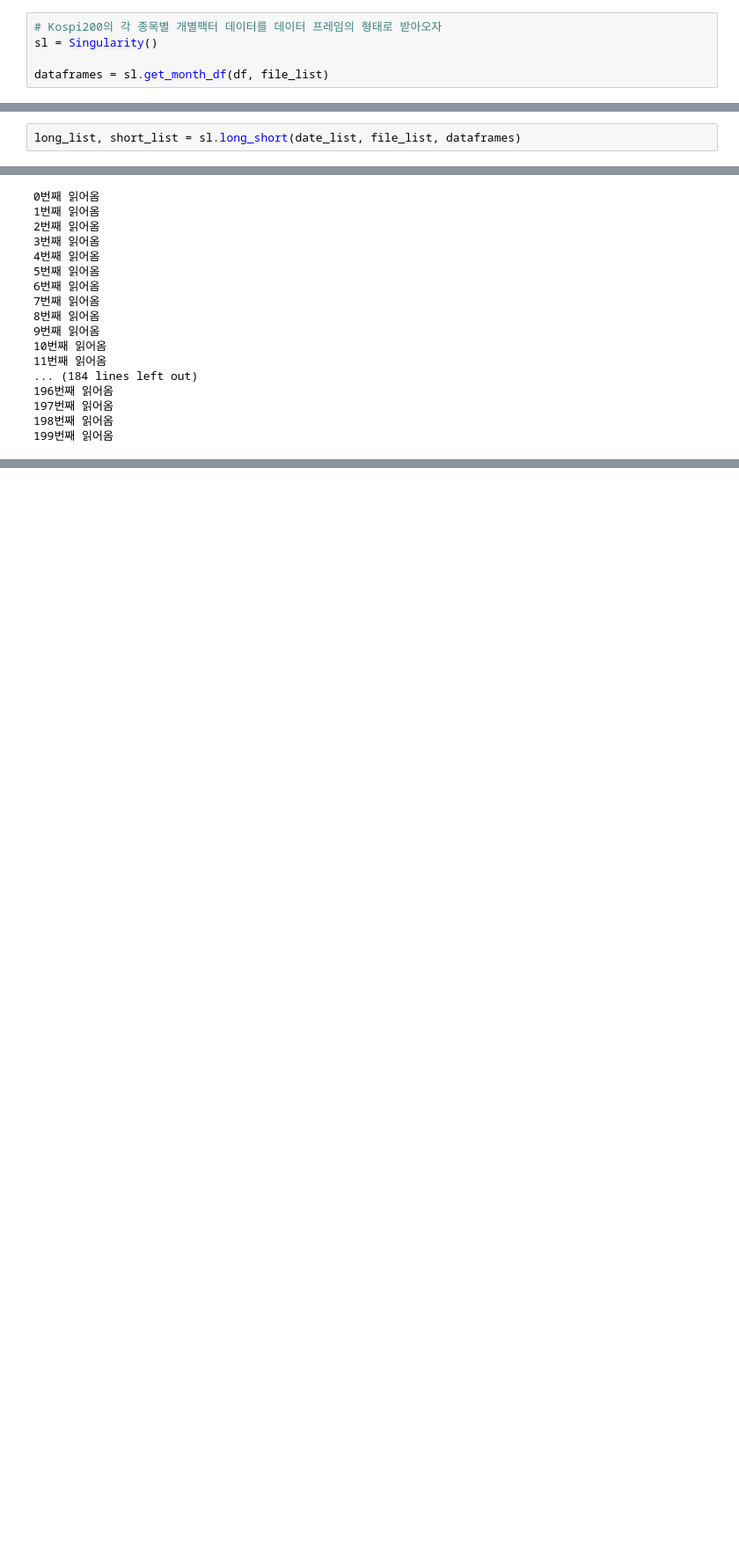
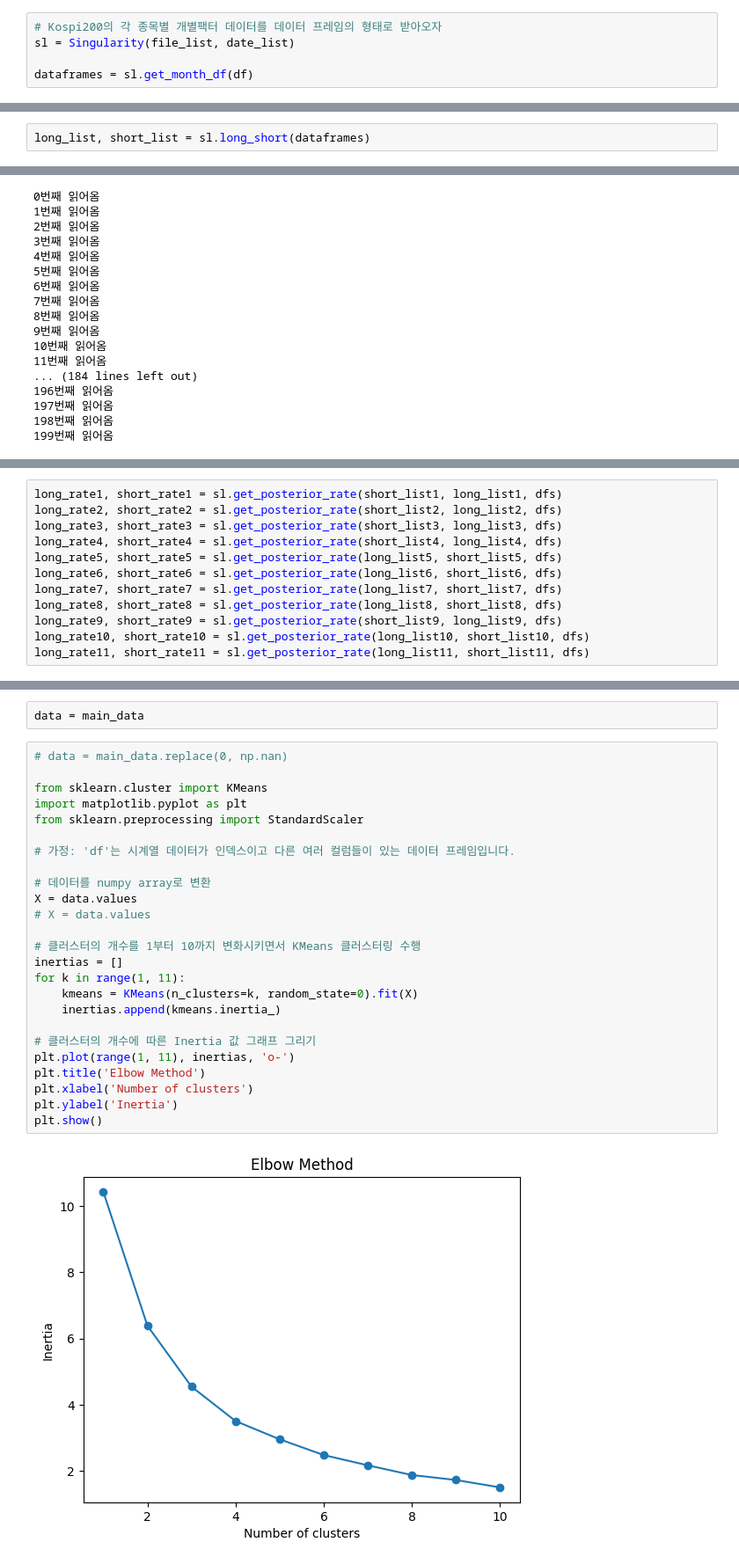
Before and after one commit to Meermeer/Projects, a Jupyter notebook: 사후수익률뽑자2.ipynb, the cells around one changed output, grey strips where cells are left out. Shown: that part at 88% size. Saved outputs shown, nothing was run; the diff lists cells and outputs as text; blank space fills up the shorter version.

```diff
--- a/사후수익률뽑자2.ipynb
+++ b/사후수익률뽑자2.ipynb
@@ -50,9 +50,9 @@ for i in range(191):
     date = date+relativedelta(months=1)
 # %%
 # Kospi200의 각 종목별 개별팩터 데이터를 데이터 프레임의 형태로 받아오자
-sl = Singularity()
+sl = Singularity(file_list, date_list)
 
-dataframes = sl.get_month_df(df, file_list)
+dataframes = sl.get_month_df(df)
 # %% [output]
 0번째 읽어옴
 1번째 읽어옴
@@ -88,7 +88,7 @@ dataframes[0]
 | 2023-05-01 | 18.992000 | 1.336000 | 6.808500 | 0.661500 | 4.098500 | 0.0945 | 0.2127 | 1250.0 | 1.8711 | 0.0763 | ... |
 191 rows × 11 columns
 # %%
-long_list, short_list = sl.long_short(date_list, file_list, dataframes)
+long_list, short_list = sl.long_short(dataframes)
 # %%
 col_list = dataframes[0].columns
 # long_list1 ~ long_list11, short_list1 ~ short_list11 한 번에 변수 할당. 1~11 순서는 col_list참조.
@@ -246,0 +145,12 @@ code1
+# %%
+long_rate1, short_rate1 = sl.get_posterior_rate(short_list1, long_list1, dfs)
+long_rate2, short_rate2 = sl.get_posterior_rate(short_list2, long_list2, dfs)
+long_rate3, short_rate3 = sl.get_posterior_rate(short_list3, long_list3, dfs)
+long_rate4, short_rate4 = sl.get_posterior_rate(short_list4, long_list4, dfs)
+long_rate5, short_rate5 = sl.get_posterior_rate(long_list5, short_list5, dfs)
+long_rate6, short_rate6 = sl.get_posterior_rate(long_list6, short_list6, dfs)
+long_rate7, short_rate7 = sl.get_posterior_rate(long_list7, short_list7, dfs)
+long_rate8, short_rate8 = sl.get_posterior_rate(long_list8, short_list8, dfs)
+long_rate9, short_rate9 = sl.get_posterior_rate(short_list9, long_list9, dfs)
+long_rate10, short_rate10 = sl.get_posterior_rate(long_list10, short_list10, dfs)
+long_rate11, short_rate11 = sl.get_posterior_rate(long_list11, short_list11, dfs)
@@ -246,0 +213,29 @@ code1
+# %%
+data = main_data
+# %%
+# data = main_data.replace(0, np.nan)
+
+from sklearn.cluster import KMeans
+import matplotlib.pyplot as plt
+from sklearn.preprocessing import StandardScaler
+
+# 가정: 'df'는 시계열 데이터가 인덱스이고 다른 여러 컬럼들이 있는 데이터 프레임입니다.
+
+# 데이터를 numpy array로 변환
+X = data.values
+# X = data.values
+
+# 클러스터의 개수를 1부터 10까지 변화시키면서 KMeans 클러스터링 수행
+inertias = []
+for k in range(1, 11):
+    kmeans = KMeans(n_clusters=k, random_state=0).fit(X)
+    inertias.append(kmeans.inertia_)
+
+# 클러스터의 개수에 따른 Inertia 값 그래프 그리기
+plt.plot(range(1, 11), inertias, 'o-')
+plt.title('Elbow Method')
+plt.xlabel('Number of clusters')
+plt.ylabel('Inertia')
+plt.show()
+# %% [output]
+[figure, added]
```
Also changed, not shown: parts of 10 cells of this notebook, 1 other file.
